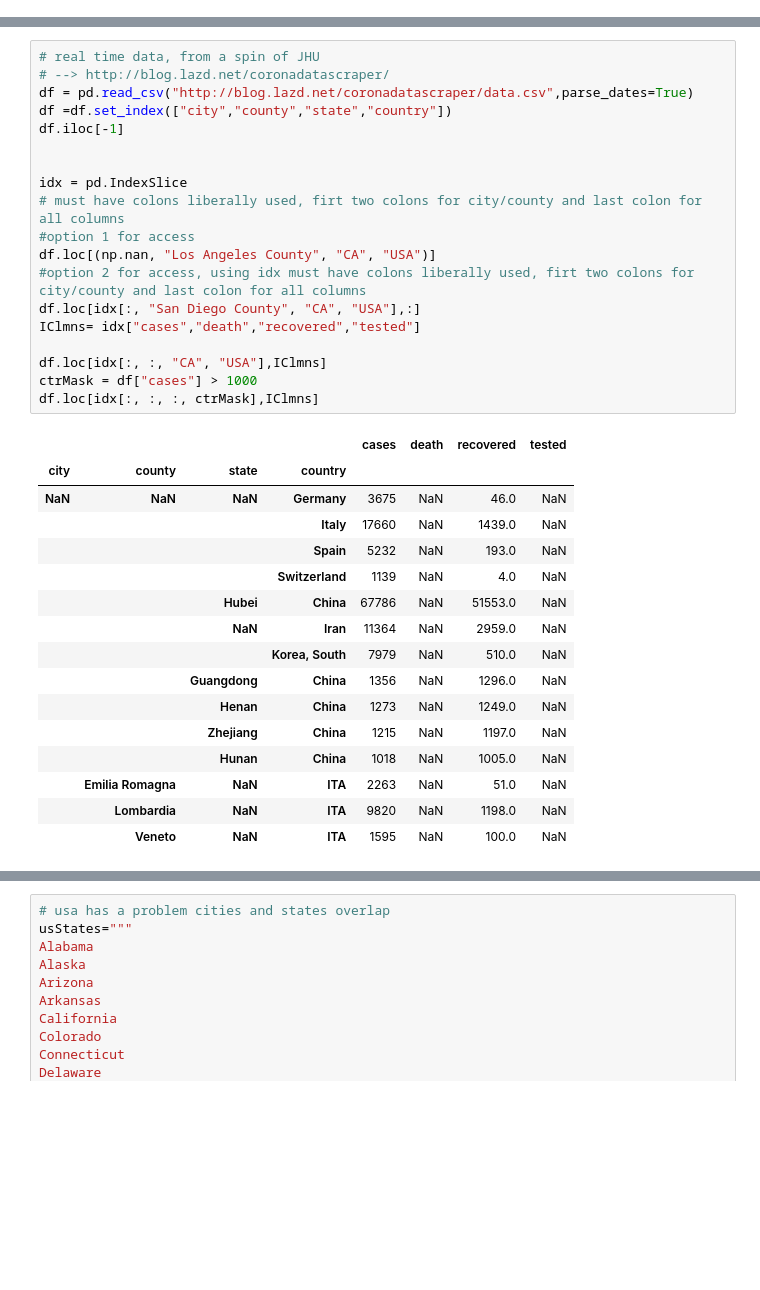
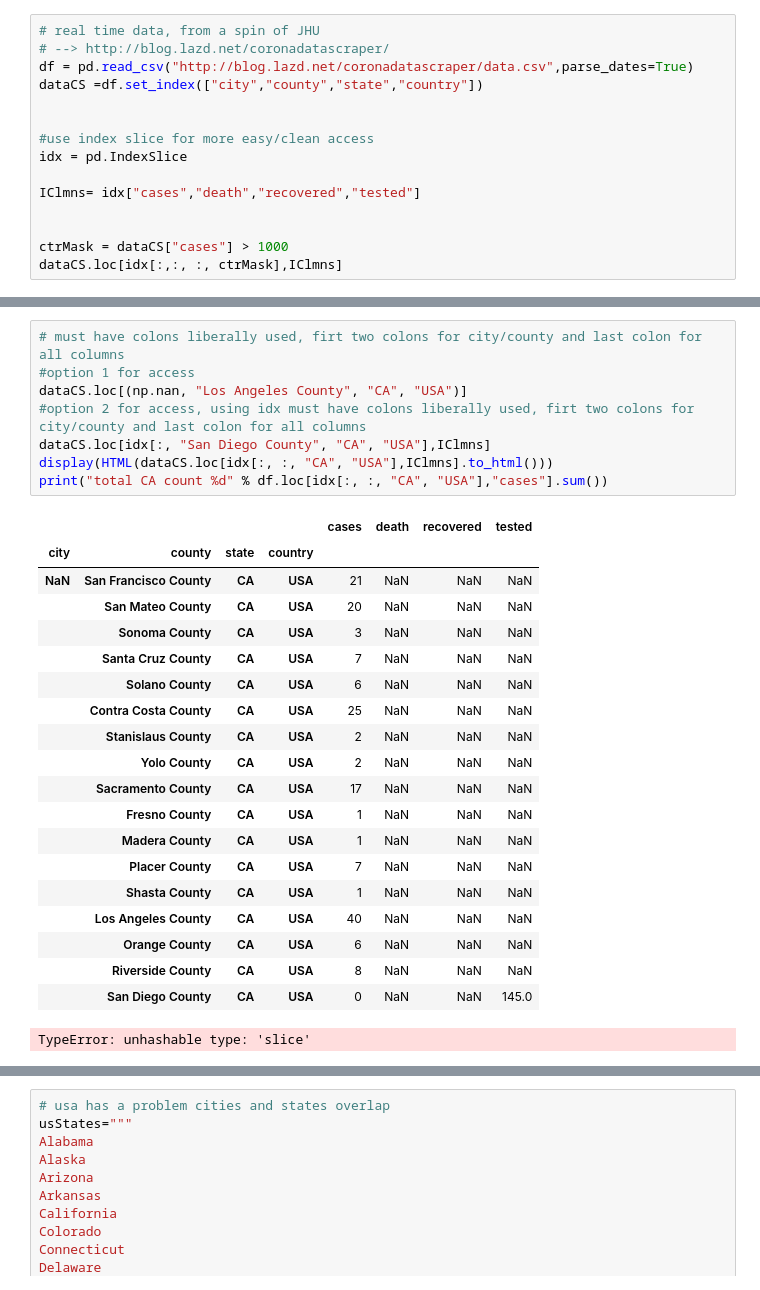
Before and after one commit to raysalem/sars-cov-19, a Jupyter notebook: cov-19.ipynb, the cells around one changed output, grey strips where cells are left out. Cells and saved outputs as stored; diff of their text form; blank space fills up the shorter version.

```diff
--- a/cov-19.ipynb
+++ b/cov-19.ipynb
@@ -22,3 +23,18 @@ if( version.parse(pd.__version__) < version.parse("0.23.4")):
     print(version.parse(pd.__version__))
 #might need this
 #!pip install --upgrade pip
+# %%
+# real time data, from a spin of JHU
+# --> http://blog.lazd.net/coronadatascraper/
+df = pd.read_csv("http://blog.lazd.net/coronadatascraper/data.csv",parse_dates=True)
+dataCS =df.set_index(["city","county","state","country"])
+
+
+#use index slice for more easy/clean access
+idx = pd.IndexSlice
+
+IClmns= idx["cases","death","recovered","tested"]
+
+
+ctrMask = dataCS["cases"] > 1000
+dataCS.loc[idx[:,:, :, ctrMask],IClmns]
@@ -25,39 +58,32 @@ if( version.parse(pd.__version__) < version.parse("0.23.4")):
 # %%
-# real time data, from a spin of JHU
-# --> http://blog.lazd.net/coronadatascraper/
-df = pd.read_csv("http://blog.lazd.net/coronadatascraper/data.csv",parse_dates=True)
-df =df.set_index(["city","county","state","country"])
-df.iloc[-1]
-
-
-idx = pd.IndexSlice
 # must have colons liberally used, firt two colons for city/county and last colon for all columns
 #option 1 for access
-df.loc[(np.nan, "Los Angeles County", "CA", "USA")]
+dataCS.loc[(np.nan, "Los Angeles County", "CA", "USA")]
 #option 2 for access, using idx must have colons liberally used, firt two colons for city/county and last colon for all columns
-df.loc[idx[:, "San Diego County", "CA", "USA"],:]
-IClmns= idx["cases","death","recovered","tested"]
-
-df.loc[idx[:, :, "CA", "USA"],IClmns]
-ctrMask = df["cases"] > 1000
-df.loc[idx[:, :, :, ctrMask],IClmns]
+dataCS.loc[idx[:, "San Diego County", "CA", "USA"],IClmns]
+display(HTML(dataCS.loc[idx[:, :, "CA", "USA"],IClmns].to_html()))
+print("total CA count %d" % df.loc[idx[:, :, "CA", "USA"],"cases"].sum())
 # %% [output]
 |  |  |  |  | cases | death | recovered | tested |
 | city | county | state | country |  |  |  |  |
-| NaN | NaN | NaN | Germany | 3675 | NaN | 46.0 | NaN |
-|  |  |  | Italy | 17660 | NaN | 1439.0 | NaN |
-|  |  |  | Spain | 5232 | NaN | 193.0 | NaN |
-|  |  |  | Switzerland | 1139 | NaN | 4.0 | NaN |
-|  |  | Hubei | China | 67786 | NaN | 51553.0 | NaN |
-|  |  | NaN | Iran | 11364 | NaN | 2959.0 | NaN |
-|  |  |  | Korea, South | 7979 | NaN | 510.0 | NaN |
-|  |  | Guangdong | China | 1356 | NaN | 1296.0 | NaN |
-|  |  | Henan | China | 1273 | NaN | 1249.0 | NaN |
-|  |  | Zhejiang | China | 1215 | NaN | 1197.0 | NaN |
-|  |  | Hunan | China | 1018 | NaN | 1005.0 | NaN |
-|  | Emilia Romagna | NaN | ITA | 2263 | NaN | 51.0 | NaN |
-|  | Lombardia | NaN | ITA | 9820 | NaN | 1198.0 | NaN |
-|  | Veneto | NaN | ITA | 1595 | NaN | 100.0 | NaN |
+| NaN | San Francisco County | CA | USA | 21 | NaN | NaN | NaN |
+|  | San Mateo County | CA | USA | 20 | NaN | NaN | NaN |
+|  | Sonoma County | CA | USA | 3 | NaN | NaN | NaN |
+|  | Santa Cruz County | CA | USA | 7 | NaN | NaN | NaN |
+|  | Solano County | CA | USA | 6 | NaN | NaN | NaN |
+|  | Contra Costa County | CA | USA | 25 | NaN | NaN | NaN |
+|  | Stanislaus County | CA | USA | 2 | NaN | NaN | NaN |
+|  | Yolo County | CA | USA | 2 | NaN | NaN | NaN |
+|  | Sacramento County | CA | USA | 17 | NaN | NaN | NaN |
+|  | Fresno County | CA | USA | 1 | NaN | NaN | NaN |
+|  | Madera County | CA | USA | 1 | NaN | NaN | NaN |
+|  | Placer County | CA | USA | 7 | NaN | NaN | NaN |
+|  | Shasta County | CA | USA | 1 | NaN | NaN | NaN |
+|  | Los Angeles County | CA | USA | 40 | NaN | NaN | NaN |
+|  | Orange County | CA | USA | 6 | NaN | NaN | NaN |
+|  | Riverside County | CA | USA | 8 | NaN | NaN | NaN |
+|  | San Diego County | CA | USA | 0 | NaN | NaN | 145.0 |
+TypeError: unhashable type: 'slice'
 # %%
 URL = "https://raw.githubusercontent.com/CSSEGISandData/COVID-19/master/csse_covid_19_data/csse_covid_19_time_series/"
 #      "https://raw.githubusercontent.com/CSSEGISandData/COVID-19/master/csse_covid_19_data/csse_covid_19_time_series/time_series_19-covid-Confirmed.csv"
```
Also changed, not shown: parts of 12 cells of this notebook.
